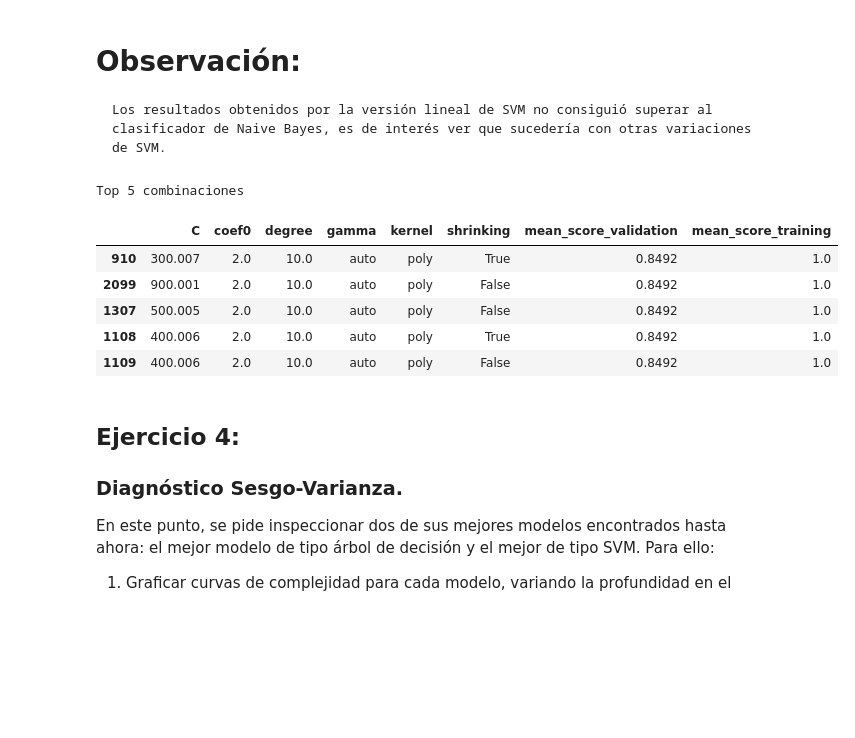
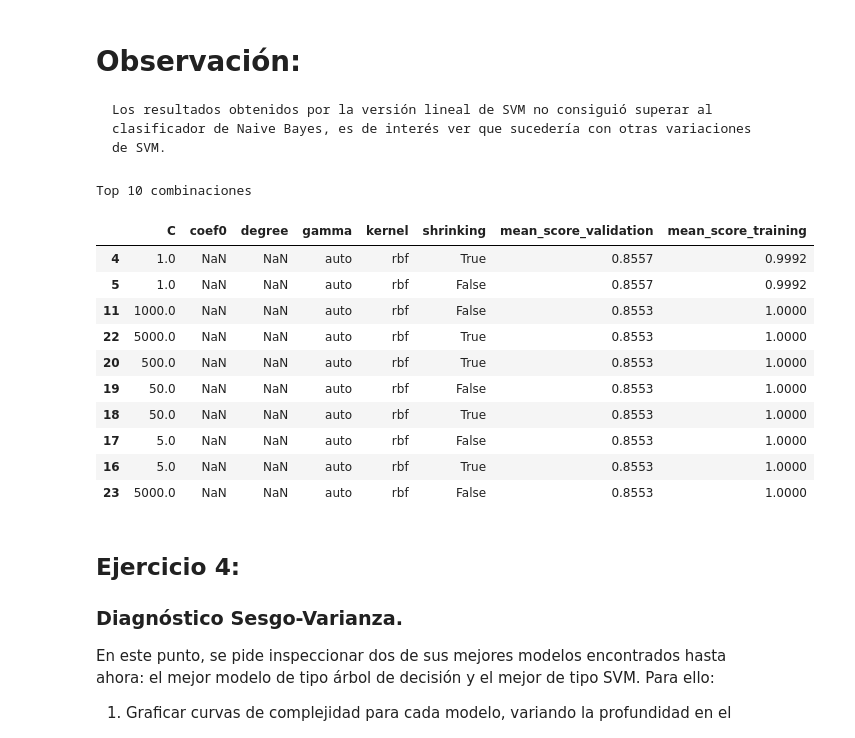
Before and after one commit to BrianBohe/aa-notebooks, a Jupyter notebook: TP1/TP1.ipynb, the cells around one changed output. Saved outputs shown, nothing was run; the diff lists cells and outputs as text; code cells hidden in the pictures; blank space fills up the shorter version.

```diff
--- a/TP1/TP1.ipynb
+++ b/TP1/TP1.ipynb
@@ -276,18 +275,21 @@ En este punto evaluaremos tanto los hiperparámetros elegidos como las conclusio
 
 ----
 # %%
-def top_results(grid, top=5):
-    print("Top {} combinaciones".format(top))
+def top_results(grid, top=5, skip=0):
+    print("Top {} Salteando {} combinaciones".format(top, skip))
     df = pd.DataFrame(grid.cv_results_["params"])
     df["mean_score_validation"] = grid.cv_results_["mean_test_score"]
     df["mean_score_training"] = grid.cv_results_["mean_train_score"]
-    display(df.sort_values(by="mean_score_validation", ascending=False).head(top))
+    display(df.sort_values(by="mean_score_validation", ascending=False).head(top+skip).tail(top))
     return
 
-def apply_grid_search_on_classifier_and_parameters(classifier, classifier_parameters, _X_train, _Y_train,
-                                                   metrics_names=('roc_auc'), cv=5, n_jobs=4):
+def apply_grid_search_on_classifier_and_parameters(
+    classifier, classifier_parameters, _X_train, _Y_train, metrics_names=('roc_auc'), cv=5,
+    n_jobs=4, error_score='raise'):
+
     _clf = GridSearchCV(
-        classifier, classifier_parameters, scoring=metrics_names, cv=cv, n_jobs=n_jobs
+        classifier, classifier_parameters, scoring=metrics_names, cv=cv, n_jobs=n_jobs,
+        error_score=error_score
     )
 
     return _clf.fit(_X_train, _Y_train)
@@ -609,53 +849,59 @@ Top 5 combinaciones
 # %%
 # Generic SVM
 def generic_support_vector_machine_grid_search_parametrization(_X_train, _Y_train):
+    C_range = [0.01 * 10**e for e in range(6)] + [0.05 * 10**e for e in range(6)]
     SVM_General_arguments = [
         {
             'kernel': ['rbf'],
-            'C': np.linspace(0.01,1000,11),
+            'C': C_range,
             'gamma': ['auto'],#list(np.linspace(0.0001, 1, 10)),
             'shrinking': [True, False]
         },
         {
             'kernel': ['sigmoid'],
             'coef0': np.linspace(0,10,11),
-            'C': np.linspace(0.01,1000,11),
+            'C': C_range,
             'gamma': ['auto'],#list(np.linspace(0.0001, 1, 10)),
             'shrinking': [True, False]
         },
         {
             'kernel': ['poly'],
             'coef0': np.linspace(0,10,11),
             'gamma': ['auto'],#list(np.linspace(0.0001, 1, 10)),
             'degree': np.linspace(2,10,9),
-            'C': np.linspace(0.01,1000,11),
+            'C': C_range,
             'shrinking': [True, False]
         }
     ]
     """
         {
             'kernel': ['precomputed'],
             'C': np.linspace(0.01,1000,11),
             'shrinking': [True, False]
         },
     """
 
     general_svm_classifier = sklearn.svm.SVC()
 
     return apply_grid_search_on_classifier_and_parameters(
         general_svm_classifier, SVM_General_arguments, _X_train, _Y_train
     )
 
-grid_svm_general = generic_support_vector_machine_grid_search_parametrization(X_train_np, Y_train_np)
-top_results(grid_svm_general)
+#grid_svm_general = generic_support_vector_machine_grid_search_parametrization(X_train_np, Y_train_np)
+top_results(grid_svm_general, 10)
 # %% [output]
-Top 5 combinaciones
+Top 10 combinaciones
 |  | C | coef0 | degree | gamma | kernel | shrinking | mean_score_validation | mean_score_training |
-| 910 | 300.007 | 2.0 | 10.0 | auto | poly | True | 0.8492 | 1.0 |
-| 2099 | 900.001 | 2.0 | 10.0 | auto | poly | False | 0.8492 | 1.0 |
-| 1307 | 500.005 | 2.0 | 10.0 | auto | poly | False | 0.8492 | 1.0 |
-| 1108 | 400.006 | 2.0 | 10.0 | auto | poly | True | 0.8492 | 1.0 |
-| 1109 | 400.006 | 2.0 | 10.0 | auto | poly | False | 0.8492 | 1.0 |
+| 4 | 1.0 | NaN | NaN | auto | rbf | True | 0.8557 | 0.9992 |
+| 5 | 1.0 | NaN | NaN | auto | rbf | False | 0.8557 | 0.9992 |
+| 11 | 1000.0 | NaN | NaN | auto | rbf | False | 0.8553 | 1.0000 |
+| 22 | 5000.0 | NaN | NaN | auto | rbf | True | 0.8553 | 1.0000 |
+| 20 | 500.0 | NaN | NaN | auto | rbf | True | 0.8553 | 1.0000 |
+| 19 | 50.0 | NaN | NaN | auto | rbf | False | 0.8553 | 1.0000 |
+| 18 | 50.0 | NaN | NaN | auto | rbf | True | 0.8553 | 1.0000 |
+| 17 | 5.0 | NaN | NaN | auto | rbf | False | 0.8553 | 1.0000 |
+| 16 | 5.0 | NaN | NaN | auto | rbf | True | 0.8553 | 1.0000 |
+| 23 | 5000.0 | NaN | NaN | auto | rbf | False | 0.8553 | 1.0000 |
 # %%
 #### Conclusiones Grid Search
 
```
Also changed, not shown: parts of 28 cells of this notebook.
